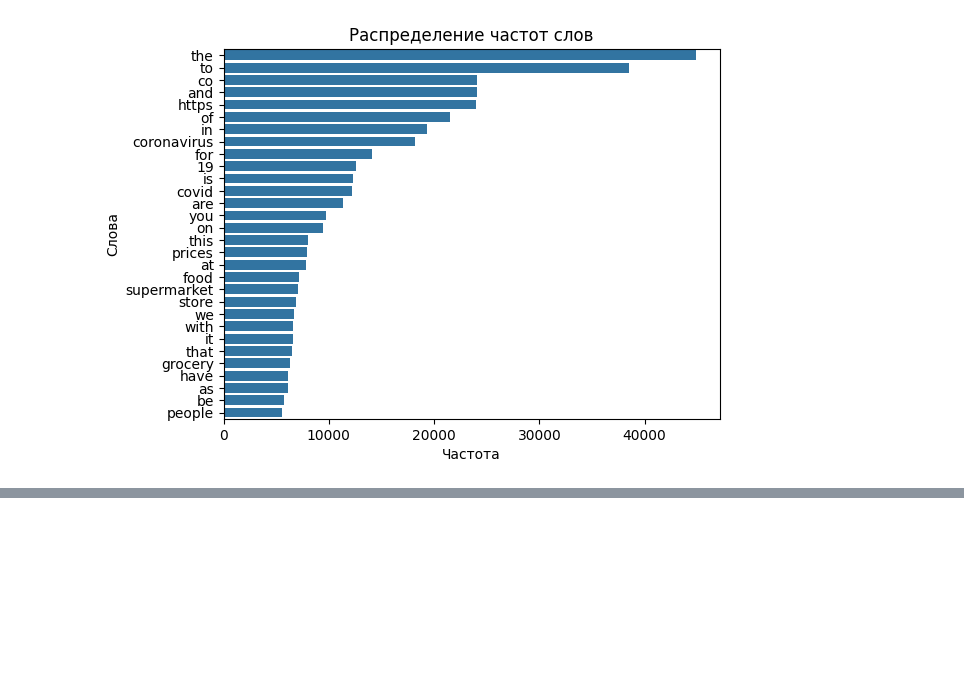
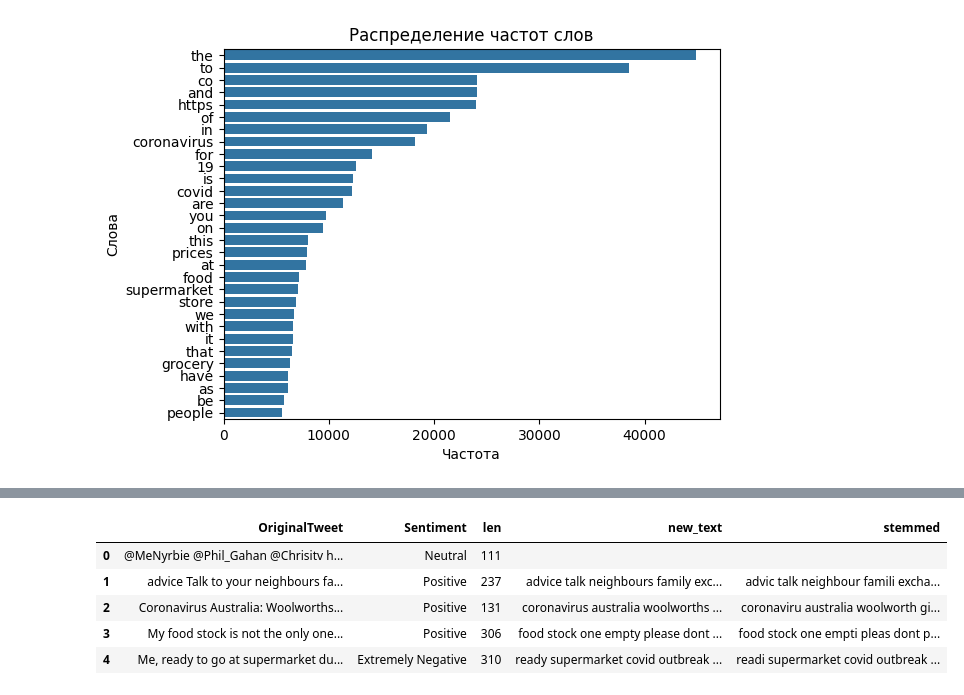
Before and after one commit to golubnichiy/big_data_092925, a Jupyter notebook: day_10.ipynb, the cells around one changed output, grey strips where cells are left out. Drawn from its saved outputs; the diff is of its cells as text; code cells hidden in the pictures; blank space fills up the shorter version.

```diff
--- a/day_10.ipynb
+++ b/day_10.ipynb
@@ -152,0 +226,10 @@ plt.show()
+# %%
+df['stemmed'] = df['stemmed'].apply(' '.join)
+df.head()
+# %% [output]
+|  | OriginalTweet | Sentiment | len | new_text | stemmed |
+| 0 | @MeNyrbie @Phil_Gahan @Chrisitv h... | Neutral | 111 |  |  |
+| 1 | advice Talk to your neighbours fa... | Positive | 237 | advice talk neighbours family exc... | advic talk neighbour famili excha... |
+| 2 | Coronavirus Australia: Woolworths... | Positive | 131 | coronavirus australia woolworths ... | coronaviru australia woolworth gi... |
+| 3 | My food stock is not the only one... | Positive | 306 | food stock one empty please dont ... | food stock one empti pleas dont p... |
+| 4 | Me, ready to go at supermarket du... | Extremely Negative | 310 | ready supermarket covid outbreak ... | readi supermarket covid outbreak ... |
```
Also changed, not shown: parts of 17 cells of this notebook, 1 other file.
